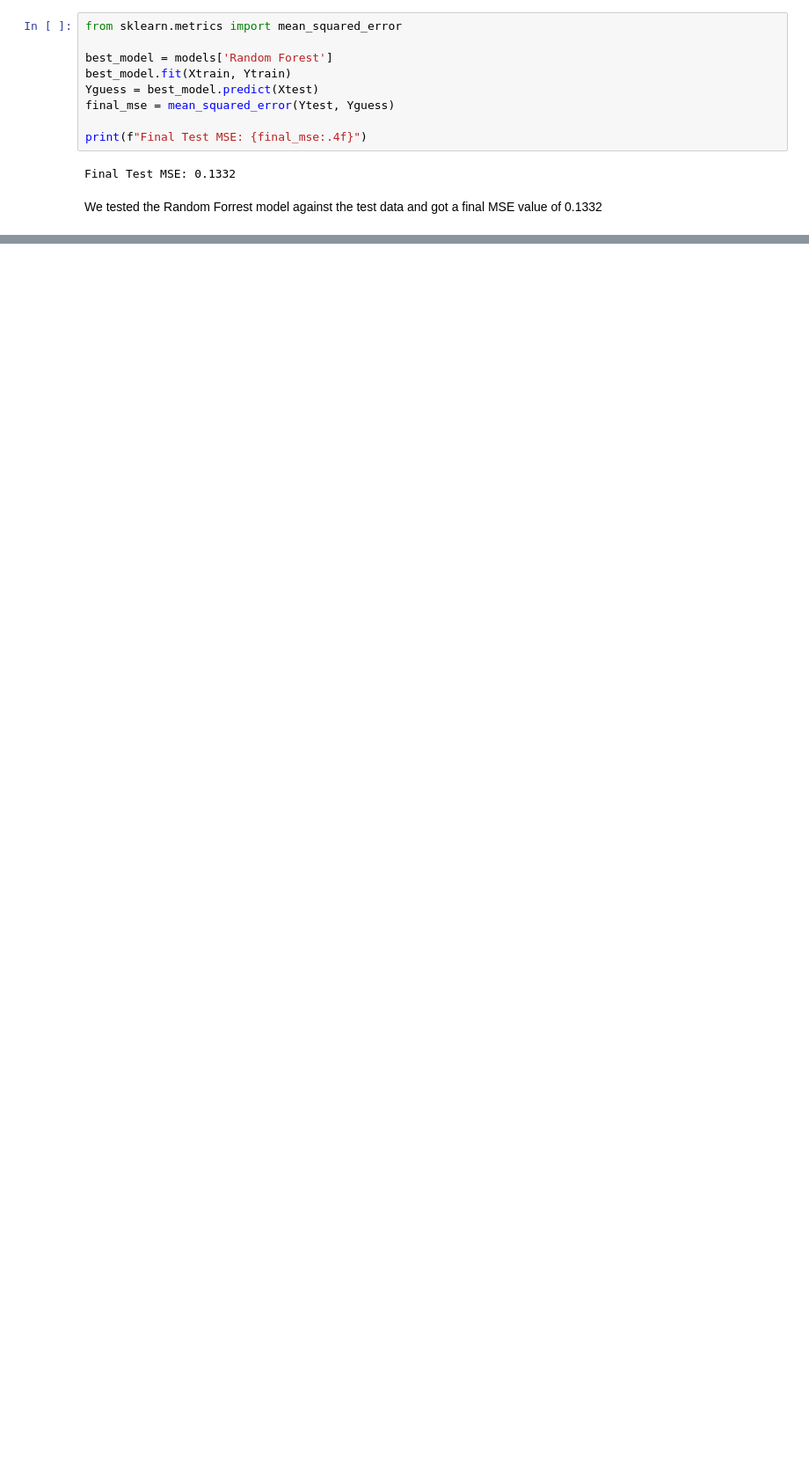
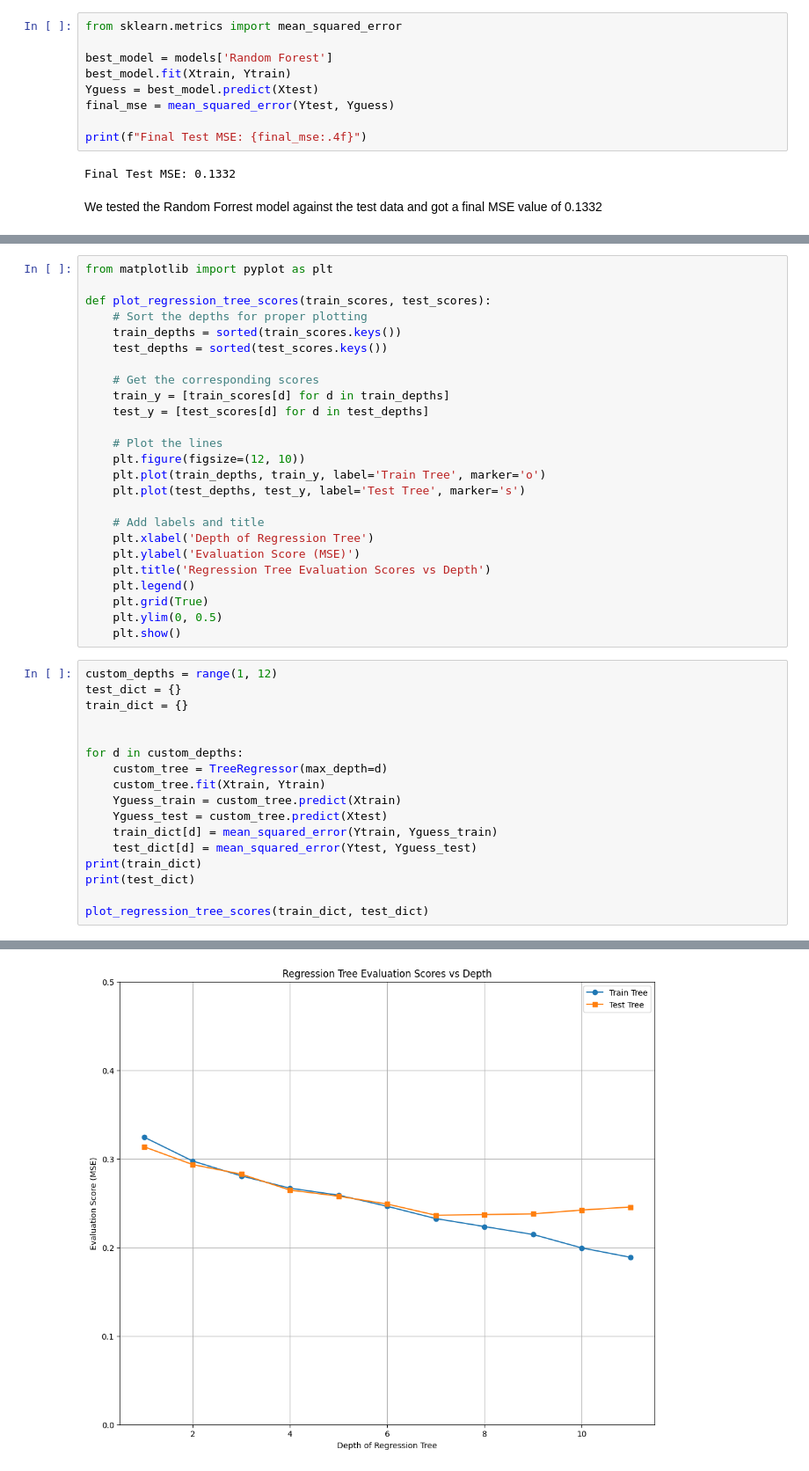
Before and after one commit to McQueenMG/Applied-Machine-Learning-DAT341-, a Jupyter notebook: PA1/PA1.ipynb, the cells around one changed output, grey strips where cells are left out. Shown at 88% size. Cells and saved outputs as stored; diff of their text form; blank space fills up the shorter version.

```diff
--- a/PA1/PA1.ipynb
+++ b/PA1/PA1.ipynb
@@ -541,0 +736,43 @@ We tested the Random Forrest model against the test data and got a final MSE val
+# %%
+from matplotlib import pyplot as plt
+
+def plot_regression_tree_scores(train_scores, test_scores):
+    # Sort the depths for proper plotting
+    train_depths = sorted(train_scores.keys())
+    test_depths = sorted(test_scores.keys())
+
+    # Get the corresponding scores
+    train_y = [train_scores[d] for d in train_depths]
+    test_y = [test_scores[d] for d in test_depths]
+
+    # Plot the lines
+    plt.figure(figsize=(12, 10))
+    plt.plot(train_depths, train_y, label='Train Tree', marker='o')
+    plt.plot(test_depths, test_y, label='Test Tree', marker='s')
+
+    # Add labels and title
+    plt.xlabel('Depth of Regression Tree')
+    plt.ylabel('Evaluation Score (MSE)')
+    plt.title('Regression Tree Evaluation Scores vs Depth')
+    plt.legend()
+    plt.grid(True)
+    plt.ylim(0, 0.5)
+    plt.show()
+# %%
+custom_depths = range(1, 12)
+test_dict = {}
+train_dict = {}
+
+
+for d in custom_depths:
+    custom_tree = TreeRegressor(max_depth=d)
+    custom_tree.fit(Xtrain, Ytrain)
+    Yguess_train = custom_tree.predict(Xtrain)
+    Yguess_test = custom_tree.predict(Xtest)
+    train_dict[d] = mean_squared_error(Ytrain, Yguess_train)
+    test_dict[d] = mean_squared_error(Ytest, Yguess_test)
+print(train_dict)
+print(test_dict)
+
+plot_regression_tree_scores(train_dict, test_dict)
+# %% [output]
@@ -541,0 +781 @@ We tested the Random Forrest model against the test data and got a final MSE val
+[figure, added]
```
Also changed, not shown: parts of 19 cells of this notebook, 9 other files.
